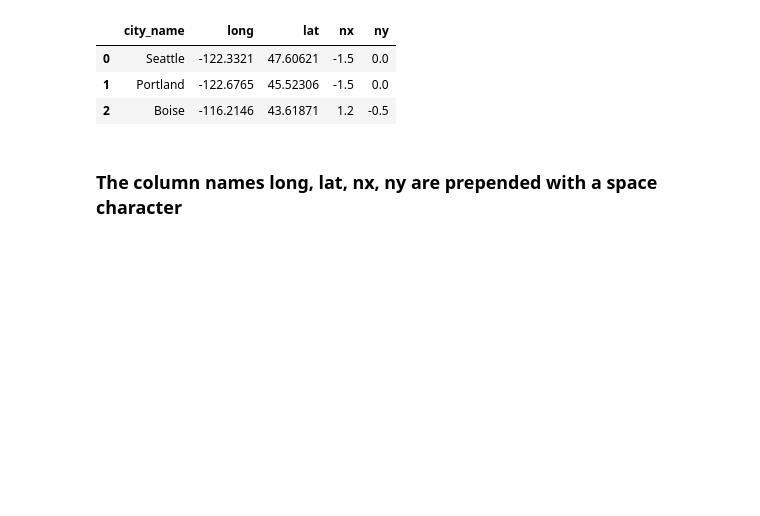
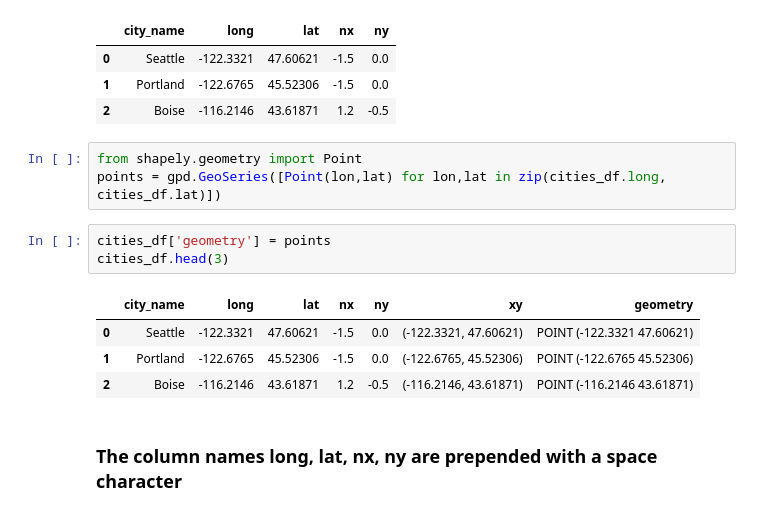
Before and after one commit to stoneyv/cbsa_plot, a Jupyter notebook: python/notebooks/cbsa_cbp_ecommerce_2015.ipynb, the cells around one changed output. Saved outputs shown, nothing was run; the diff lists cells and outputs as text; blank space fills up the shorter version.

```diff
--- a/python/notebooks/cbsa_cbp_ecommerce_2015.ipynb
+++ b/python/notebooks/cbsa_cbp_ecommerce_2015.ipynb
@@ -107,6 +122,17 @@ cities_df.head(3)
 | 0 | Seattle | -122.3321 | 47.60621 | -1.5 | 0.0 |
 | 1 | Portland | -122.6765 | 45.52306 | -1.5 | 0.0 |
 | 2 | Boise | -116.2146 | 43.61871 | 1.2 | -0.5 |
+# %%
+from shapely.geometry import Point
+points = gpd.GeoSeries([Point(lon,lat) for lon,lat in zip(cities_df.long, cities_df.lat)])
+# %%
+cities_df['geometry'] = points
+cities_df.head(3)
+# %% [output]
+|  | city_name | long | lat | nx | ny | xy | geometry |
+| 0 | Seattle | -122.3321 | 47.60621 | -1.5 | 0.0 | (-122.3321, 47.60621) | POINT (-122.3321 47.60621) |
+| 1 | Portland | -122.6765 | 45.52306 | -1.5 | 0.0 | (-122.6765, 45.52306) | POINT (-122.6765 45.52306) |
+| 2 | Boise | -116.2146 | 43.61871 | 1.2 | -0.5 | (-116.2146, 43.61871) | POINT (-116.2146 43.61871) |
 # %% [markdown]
 ### The column names long, lat, nx, ny are prepended with a space character
 # %%
```
Also changed, not shown: parts of 4 cells of this notebook.
